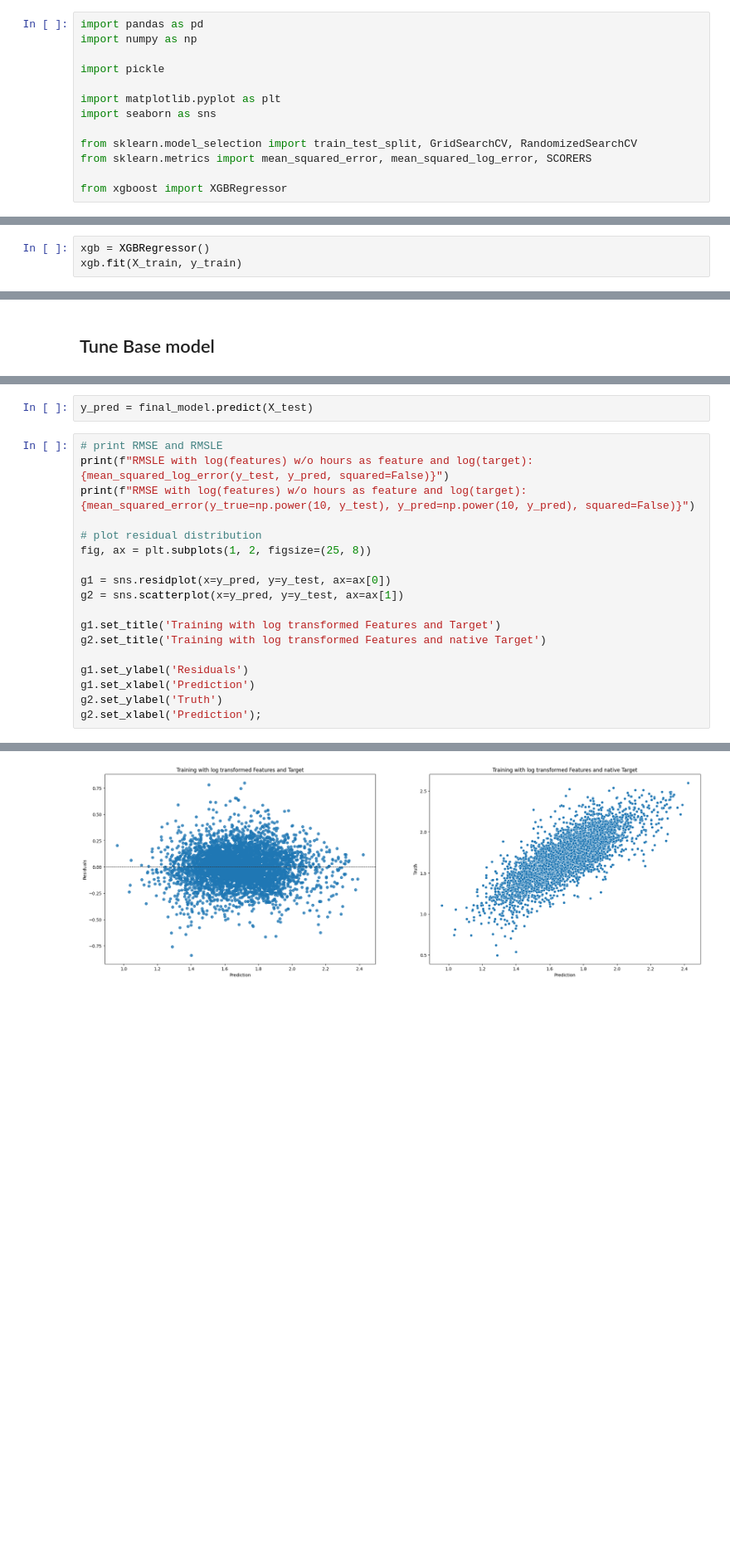
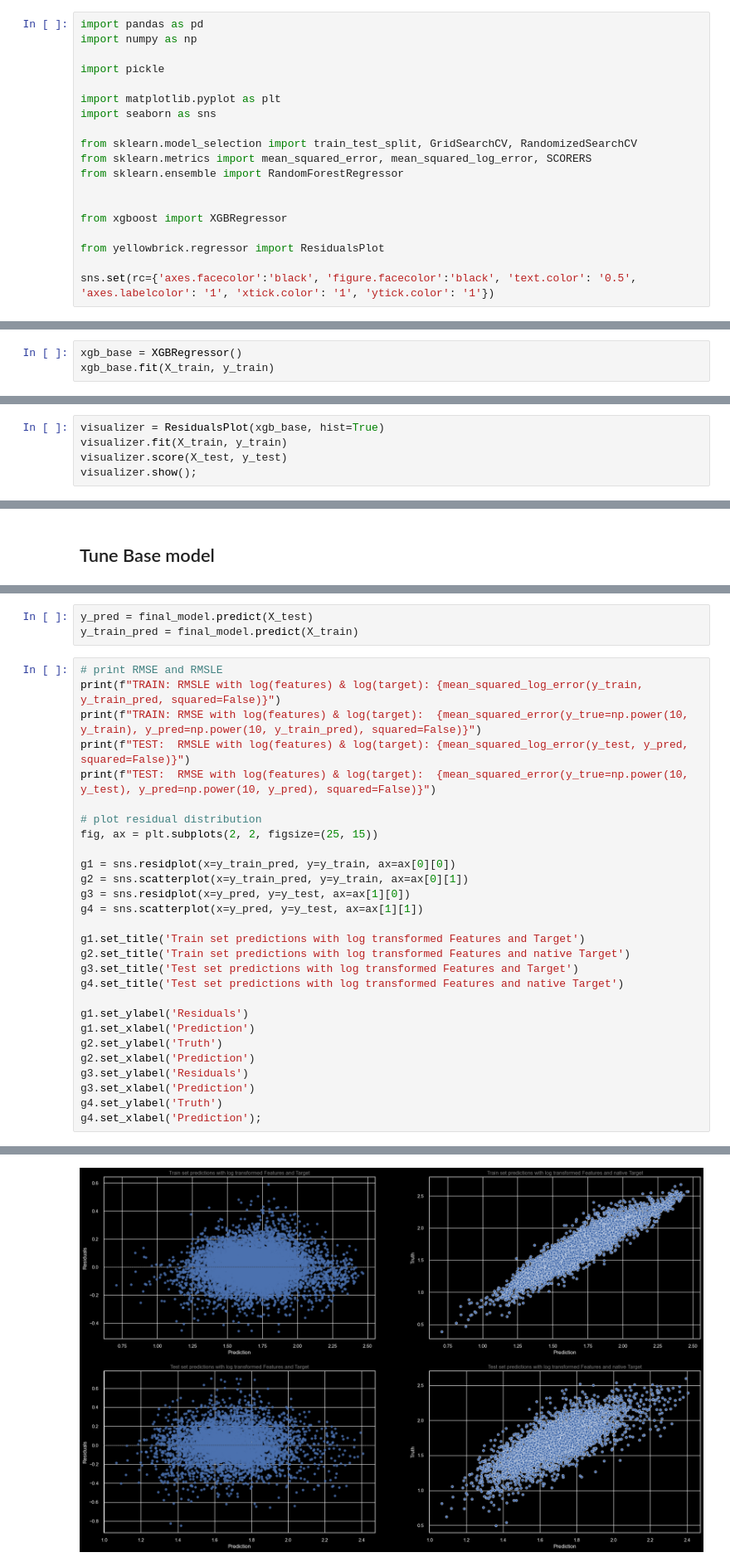
Before and after one commit to does-not-compile/AirQo-Ugandan-Air-Quality-Forecast-Challenge, a Jupyter notebook: notebooks/model_final.ipynb, the cells around one changed output, grey strips where cells are left out. Shown at 83% size. Cells and saved outputs as stored; diff of their text form; blank space fills up the shorter version.

Commit message:
final model notebook modifications

```diff
--- a/notebooks/model_final.ipynb
+++ b/notebooks/model_final.ipynb
@@ -13,8 +13,14 @@ import seaborn as sns
 
 from sklearn.model_selection import train_test_split, GridSearchCV, RandomizedSearchCV
 from sklearn.metrics import mean_squared_error, mean_squared_log_error, SCORERS
+from sklearn.ensemble import RandomForestRegressor
+
 
 from xgboost import XGBRegressor
+
+from yellowbrick.regressor import ResidualsPlot
+
+sns.set(rc={'axes.facecolor':'black', 'figure.facecolor':'black', 'text.color': '0.5', 'axes.labelcolor': '1', 'xtick.color': '1', 'ytick.color': '1'})
 # %%
 rs = 123
 # %% [markdown]
@@ -68,8 +90,8 @@ X_train, X_test, y_train, y_test = train_test_split(X, y, test_size=0.33, random
 # %% [markdown]
 ### Train base model
 # %%
-xgb = XGBRegressor()
-xgb.fit(X_train, y_train)
+xgb_base = XGBRegressor()
+xgb_base.fit(X_train, y_train)
 # %% [output]
 XGBRegressor(base_score=0.5, booster='gbtree', callbacks=None,
              colsample_bylevel=1, colsample_bynode=1, colsample_bytree=1,
@@ -129,0 +165,5 @@ RMSE with log(features) w/o hours as feature and log(target):  28.77078268283199
+# %%
+visualizer = ResidualsPlot(xgb_base, hist=True)
+visualizer.fit(X_train, y_train)
+visualizer.score(X_test, y_test)
+visualizer.show();
@@ -167,21 +258,32 @@ final_model = rscv.best_estimator_
 # %%
 y_pred = final_model.predict(X_test)
+y_train_pred = final_model.predict(X_train)
 # %%
 # print RMSE and RMSLE
-print(f"RMSLE with log(features) w/o hours as feature and log(target): {mean_squared_log_error(y_test, y_pred, squared=False)}")
-print(f"RMSE with log(features) w/o hours as feature and log(target):  {mean_squared_error(y_true=np.power(10, y_test), y_pred=np.power(10, y_pred), squared=False)}")
+print(f"TRAIN: RMSLE with log(features) & log(target): {mean_squared_log_error(y_train, y_train_pred, squared=False)}")
+print(f"TRAIN: RMSE with log(features) & log(target):  {mean_squared_error(y_true=np.power(10, y_train), y_pred=np.power(10, y_train_pred), squared=False)}")
+print(f"TEST:  RMSLE with log(features) & log(target): {mean_squared_log_error(y_test, y_pred, squared=False)}")
+print(f"TEST:  RMSE with log(features) & log(target):  {mean_squared_error(y_true=np.power(10, y_test), y_pred=np.power(10, y_pred), squared=False)}")
 
 # plot residual distribution
-fig, ax = plt.subplots(1, 2, figsize=(25, 8))
+fig, ax = plt.subplots(2, 2, figsize=(25, 15))
 
-g1 = sns.residplot(x=y_pred, y=y_test, ax=ax[0])
-g2 = sns.scatterplot(x=y_pred, y=y_test, ax=ax[1])
+g1 = sns.residplot(x=y_train_pred, y=y_train, ax=ax[0][0])
+g2 = sns.scatterplot(x=y_train_pred, y=y_train, ax=ax[0][1])
+g3 = sns.residplot(x=y_pred, y=y_test, ax=ax[1][0])
+g4 = sns.scatterplot(x=y_pred, y=y_test, ax=ax[1][1])
 
-g1.set_title('Training with log transformed Features and Target')
-g2.set_title('Training with log transformed Features and native Target')
+g1.set_title('Train set predictions with log transformed Features and Target')
+g2.set_title('Train set predictions with log transformed Features and native Target')
+g3.set_title('Test set predictions with log transformed Features and Target')
+g4.set_title('Test set predictions with log transformed Features and native Target')
 
 g1.set_ylabel('Residuals')
 g1.set_xlabel('Prediction')
 g2.set_ylabel('Truth')
-g2.set_xlabel('Prediction');
+g2.set_xlabel('Prediction')
+g3.set_ylabel('Residuals')
+g3.set_xlabel('Prediction')
+g4.set_ylabel('Truth')
+g4.set_xlabel('Prediction');
 # %% [output]
@@ -190,2 +294,2 @@ RMSE with log(features) w/o hours as feature and log(target):  27.47301918535412
-[figure, old version]
+[figure, new version]
 # %%
```
Also changed, not shown: parts of 20 cells of this notebook, 6 other files.
